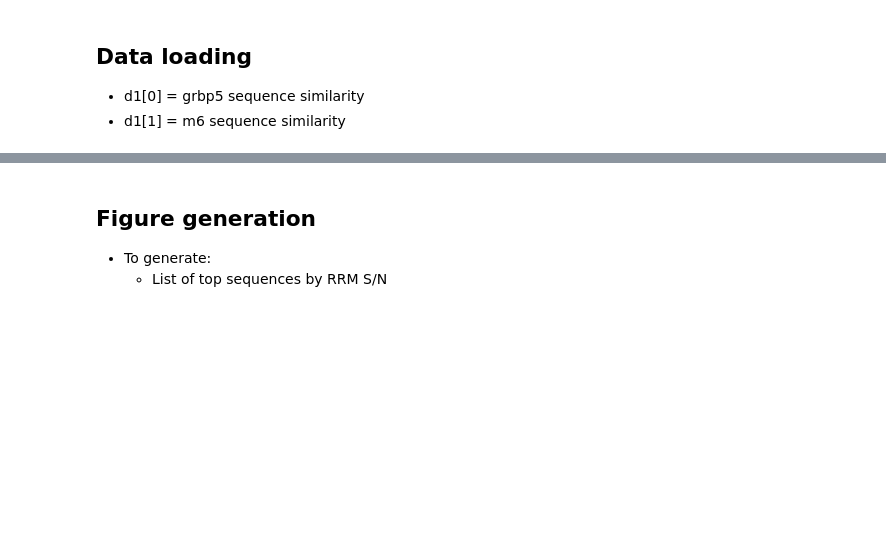
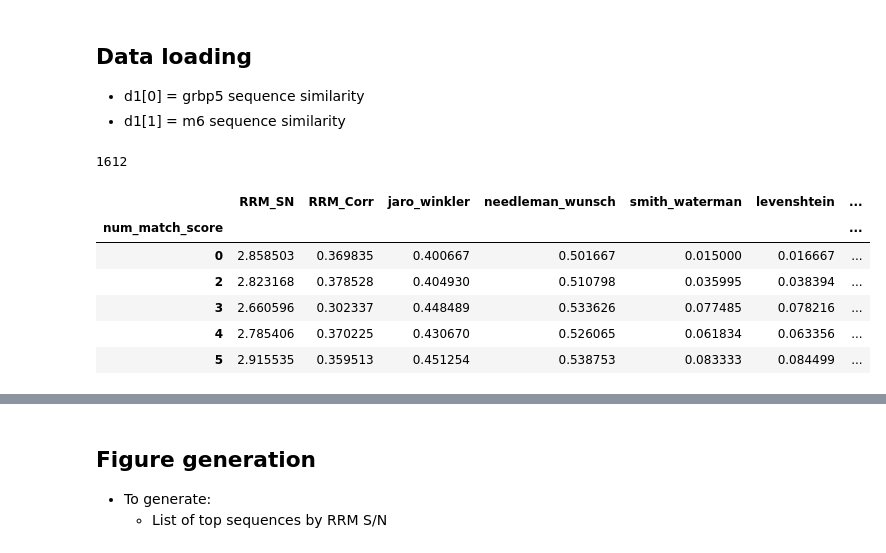
Before and after one commit to clpi/gemsec-neuropep, a Jupyter notebook: final/Final_Notebook.ipynb, the cells around one changed output, grey strips where cells are left out. Cells and saved outputs as stored; diff of their text form; code cells hidden in the pictures; blank space fills up the shorter version.

```diff
--- a/final/Final_Notebook.ipynb
+++ b/final/Final_Notebook.ipynb
@@ -288,3 +318,18 @@ dat1 = {
 }
 d1 = list(dat1.values())
 d1d = [d.p for d in d1]
+print(len(d1[0].p_ls))
+# %% [output]
+1612
+# %%
+d1[0].p.groupby(by='num_match_score').mean().to_csv('./out/v4/grbp5_groupby_num_match_mean.csv')
+d1[1].p.groupby(by='num_match_score').mean().to_csv('./out/v4/m6_groupby_num_match_mean.csv')
+d1[0].p.groupby(by='num_match_score').mean().head()
+# %% [output]
+|  | RRM_SN | RRM_Corr | jaro_winkler | needleman_wunsch | smith_waterman | levenshtein | ... |
+| num_match_score |  |  |  |  |  |  | ... |
+| 0 | 2.858503 | 0.369835 | 0.400667 | 0.501667 | 0.015000 | 0.016667 | ... |
+| 2 | 2.823168 | 0.378528 | 0.404930 | 0.510798 | 0.035995 | 0.038394 | ... |
+| 3 | 2.660596 | 0.302337 | 0.448489 | 0.533626 | 0.077485 | 0.078216 | ... |
+| 4 | 2.785406 | 0.370225 | 0.430670 | 0.526065 | 0.061834 | 0.063356 | ... |
+| 5 | 2.915535 | 0.359513 | 0.451254 | 0.538753 | 0.083333 | 0.084499 | ... |
```
Also changed, not shown: parts of 10 cells of this notebook, 23 other files.
